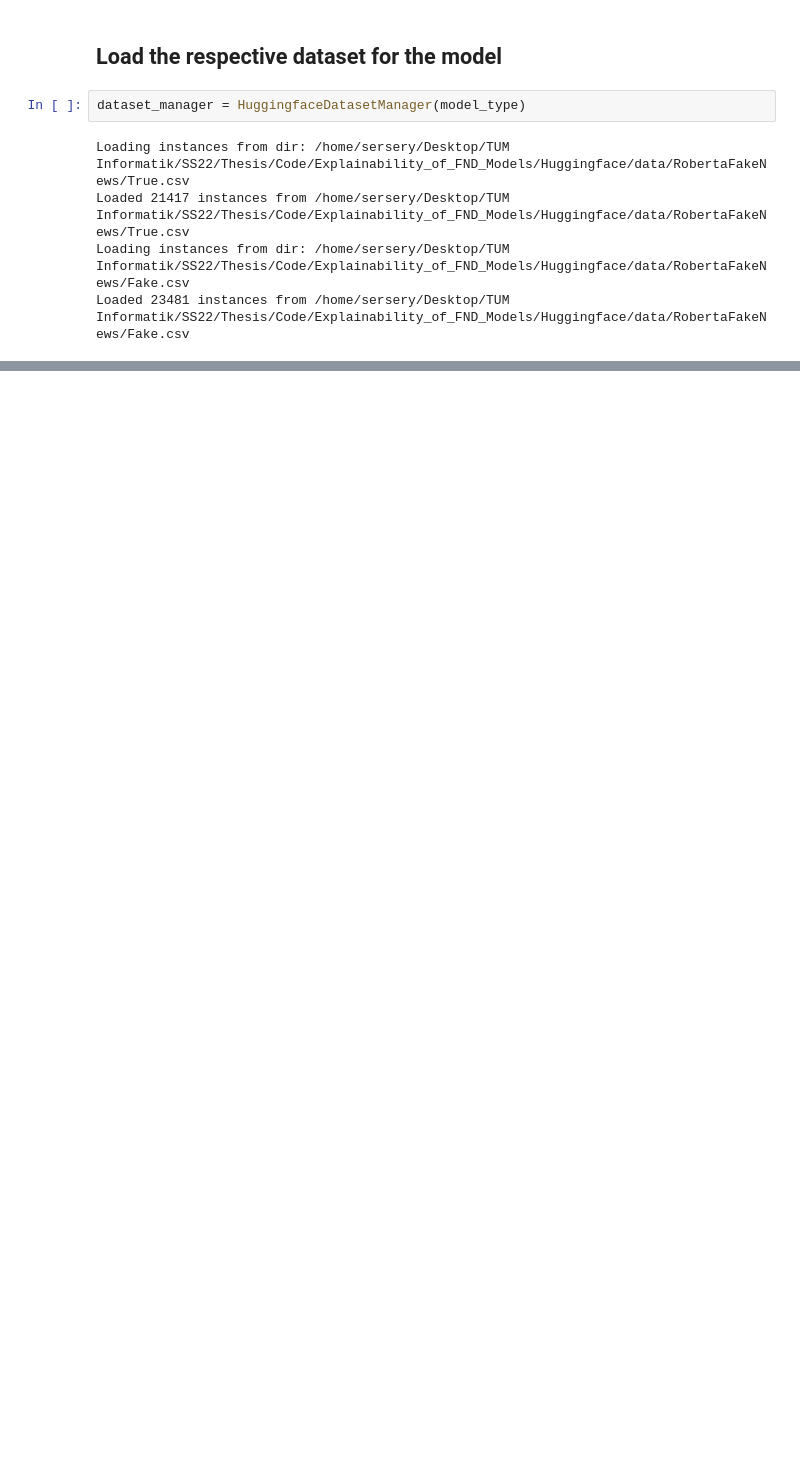
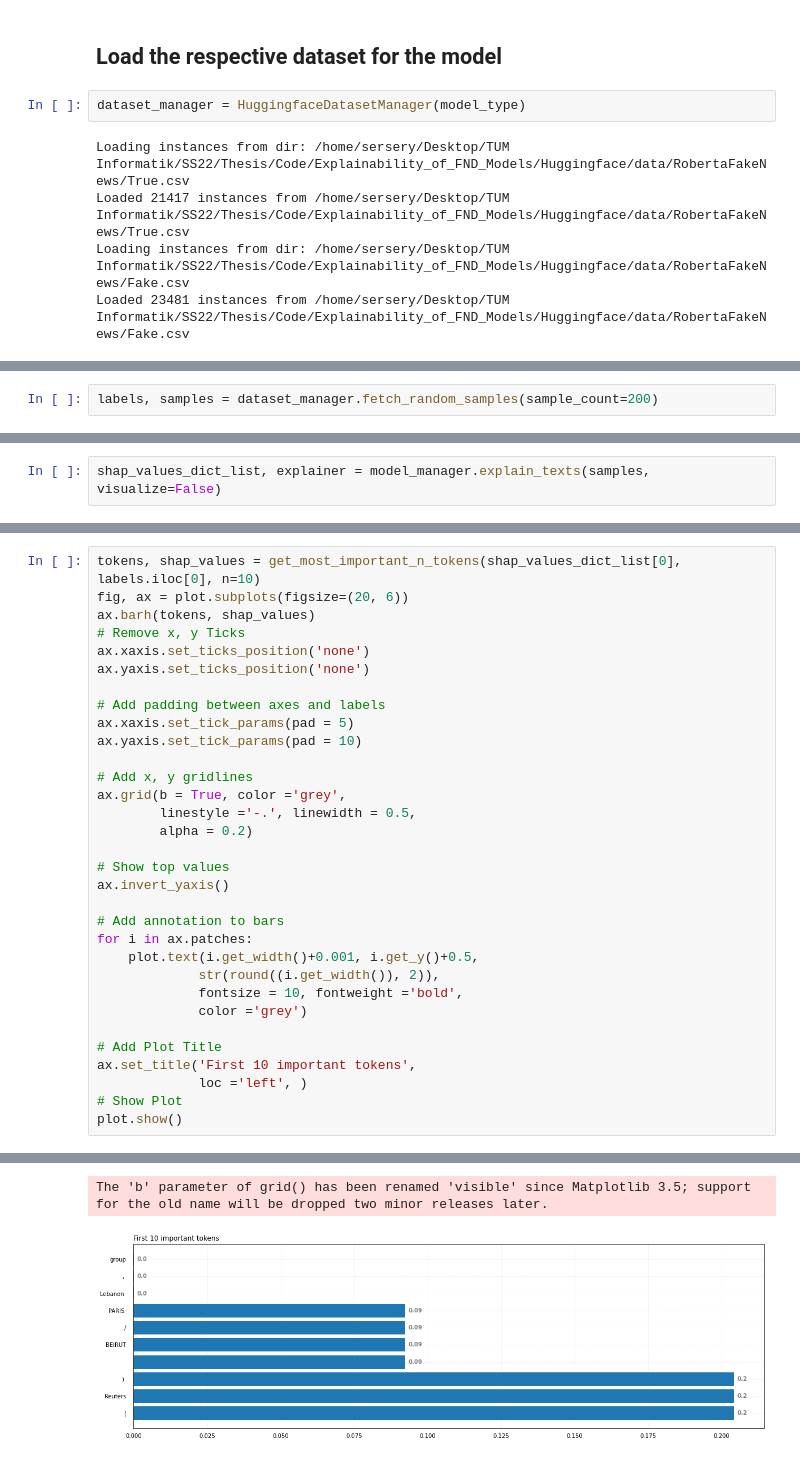
Before and after one commit to sersery35/Explainability_of_FND_Models, a Jupyter notebook: Huggingface/noteboooks/Elozano_BertBaseCasedFakeNews.ipynb, the cells around one changed output, grey strips where cells are left out. Drawn from its saved outputs; the diff is of its cells as text; blank space fills up the shorter version.

```diff
--- a/Huggingface/noteboooks/Elozano_BertBaseCasedFakeNews.ipynb
+++ b/Huggingface/noteboooks/Elozano_BertBaseCasedFakeNews.ipynb
@@ -49,0 +24,2 @@ Base values are: 0.9765830039978027 and  0.023416955024003983
+# %%
+labels, samples = dataset_manager.fetch_random_samples(sample_count=200)
@@ -49,0 +28,2 @@ Base values are: 0.9765830039978027 and  0.023416955024003983
+# %%
+shap_values_dict_list, explainer = model_manager.explain_texts(samples, visualize=False)
@@ -49,0 +50,33 @@ Base values are: 0.9765830039978027 and  0.023416955024003983
+# %%
+tokens, shap_values = get_most_important_n_tokens(shap_values_dict_list[0], labels.iloc[0], n=10)
+fig, ax = plot.subplots(figsize=(20, 6))
+ax.barh(tokens, shap_values)
+# Remove x, y Ticks
+ax.xaxis.set_ticks_position('none')
+ax.yaxis.set_ticks_position('none')
+
+# Add padding between axes and labels
+ax.xaxis.set_tick_params(pad = 5)
+ax.yaxis.set_tick_params(pad = 10)
+
+# Add x, y gridlines
+ax.grid(b = True, color ='grey',
+        linestyle ='-.', linewidth = 0.5,
+        alpha = 0.2)
+
+# Show top values
+ax.invert_yaxis()
+
+# Add annotation to bars
+for i in ax.patches:
+    plot.text(i.get_width()+0.001, i.get_y()+0.5,
+             str(round((i.get_width()), 2)),
+             fontsize = 10, fontweight ='bold',
+             color ='grey')
+
+# Add Plot Title
+ax.set_title('First 10 important tokens',
+             loc ='left', )
+# Show Plot
+plot.show()
+# %% [output]
@@ -49,0 +100,2 @@ Base values are: 0.9765830039978027 and  0.023416955024003983
+The 'b' parameter of grid() has been renamed 'visible' since Matplotlib 3.5; support for the old name will be dropped two minor releases later.
+[figure, added]
```
Also changed, not shown: parts of 11 cells of this notebook, 9 other files.
